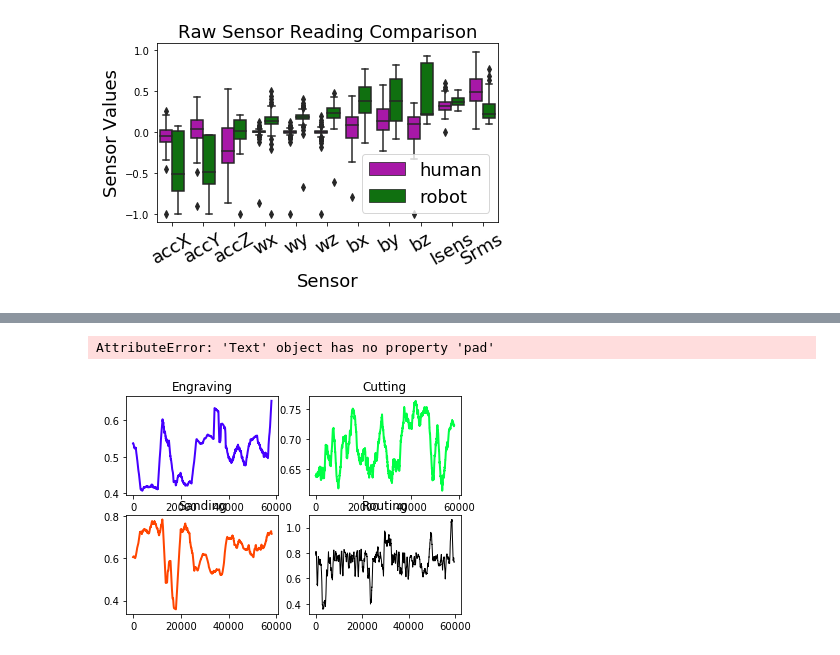
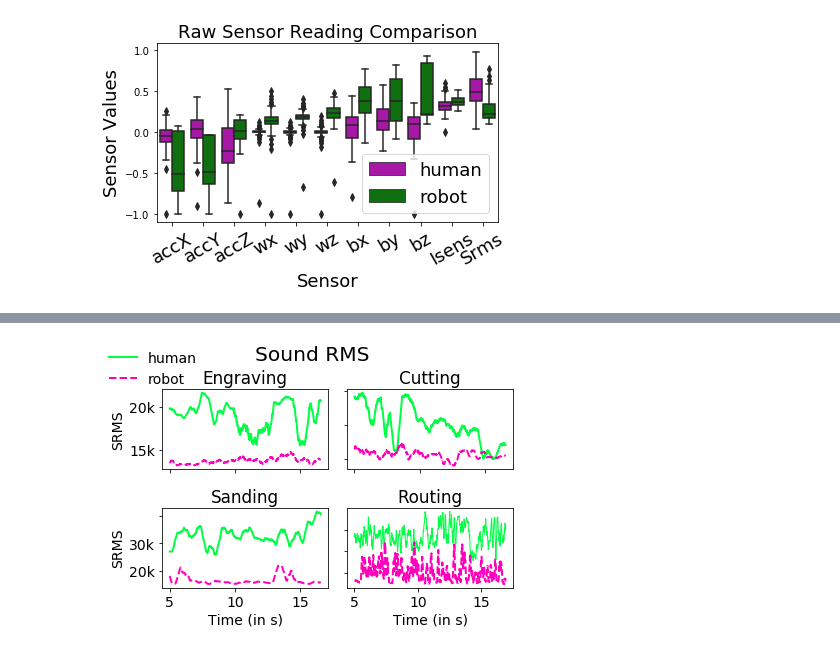
Before and after one commit to ss26/Smart-Tools, a Jupyter notebook: notebooks/plots.ipynb, the cells around one changed output, grey strips where cells are left out. Drawn from its saved outputs; the diff is of its cells as text; code cells hidden in the pictures.

Commit message:
added raw data plots

```diff
--- a/notebooks/plots.ipynb
+++ b/notebooks/plots.ipynb
@@ -485,6 +485,7 @@ plt.savefig('/home/ss26/Projects/Smart-Tools/progress/apr5/sensor_comparisons/se
 # %%
 raw_df_human = pd.read_parquet('/home/ss26/Projects/Smart-Tools/data/F2021_Human_Smoothened_Cleaned.parquet')
 # raw_df_human.reset_index(inplace=True)
-raw_df_human
+raw_df_robot = pd.read_parquet('/home/ss26/Projects/Smart-Tools/data/S2023_Yaskawa_Smoothened_Cleaned.parquet')
+raw_df_robot
 # %% [output]
 |  | accX | accY | accZ | wx | wy | wz | bx | by | bz | Isens | Srms | ... |
@@ -505,3 +511,8 @@ raw_df_human_0 = raw_df_human[raw_df_human['Activity'] == 0].reset_index(drop=Tr
 raw_df_human_1 = raw_df_human[raw_df_human['Activity'] == 1].reset_index(drop=True)
 raw_df_human_2 = raw_df_human[raw_df_human['Activity'] == 2].reset_index(drop=True)
 raw_df_human_3 = raw_df_human[raw_df_human['Activity'] == 3].reset_index(drop=True)
+
+raw_df_robot_0 = raw_df_robot[raw_df_robot['Activity'] == 0].reset_index(drop=True)
+raw_df_robot_1 = raw_df_robot[raw_df_robot['Activity'] == 1].reset_index(drop=True)
+raw_df_robot_2 = raw_df_robot[raw_df_robot['Activity'] == 2].reset_index(drop=True)
+raw_df_robot_3 = raw_df_robot[raw_df_robot['Activity'] == 3].reset_index(drop=True)
@@ -576,32 +640,40 @@ activities = {0:'Engraving', 1:'Cutting', 2:'Sanding', 3:'Routing'}
 # %%
+# plot srms in each activity in a 2x2 subplot
+# raw_df_humans = [raw_df_human_accs_0, raw_df_human_accs_1, raw_df_human_accs_2, raw_df_human_accs_3]
+activities = {0:'Engraving', 1:'Cutting', 2:'Sanding', 3:'Routing'}
+
 fig, ax = plt.subplots(2,2)
-ax[0,0].plot(list(range(0,raw_df_humans[0].shape[0],1)), raw_df_humans[0]['Isens'], color='#4500ff', linewidth=2)
+ax[0,0].plot(list(range(0,raw_dfs_human[0].shape[0],1)), raw_dfs_human[0]['Srms'], color=lime, linewidth=2)
+ax[0,0].plot(list(range(0,raw_dfs_robot[0].shape[0],1)), raw_dfs_robot[0]['Srms'], '--', color=lime_c, linewidth=2)
 ax[0,0].set_title('Engraving')
-ax[0,1].plot(list(range(0,raw_df_humans[1].shape[0],1)), raw_df_humans[1]['Isens'], color='#00ff45', linewidth=2)
+ax[0,1].plot(list(range(0,raw_dfs_human[1].shape[0],1)), raw_dfs_human[1]['Srms'], color=lime, linewidth=2)
+ax[0,1].plot(list(range(0,raw_dfs_robot[1].shape[0],1)), raw_dfs_robot[1]['Srms'], '--', color=lime_c, linewidth=2)
 ax[0,1].set_title('Cutting')
-ax[1,0].plot(list(range(0,raw_df_humans[2].shape[0],1)), raw_df_humans[2]['Isens'], color='#ff4500', linewidth=2)
+ax[1,0].plot(list(range(0,raw_dfs_human[2].shape[0],1)), raw_dfs_human[2]['Srms'], color=lime, linewidth=2)
+ax[1,0].plot(list(range(0,raw_dfs_robot[2].shape[0],1)), raw_dfs_robot[2]['Srms'], '--', color=lime_c, linewidth=2)
 ax[1,0].set_title('Sanding')
-ax[1,1].plot(list(range(0,raw_df_humans[3].shape[0],1)), raw_df_humans[3]['Isens'], color='#000000', linewidth=1)
+ax[1,1].plot(list(range(0,raw_dfs_human[3].shape[0],1)), raw_dfs_human[3]['Srms'], color=lime, linewidth=1)
+ax[1,1].plot(list(range(0,raw_dfs_robot[3].shape[0],1)), raw_dfs_robot[3]['Srms'], '--', color=lime_c, linewidth=2)
 ax[1,1].set_title('Routing')
 
-fig.suptitle('Current Draw in Different Activities', pad=20, fontsize=18)
+ax[0,0].set_yticklabels(['0', '15k', '20k'])
+ax[1,0].set_yticklabels(['0', '20k', '30k'])
+# fig.suptitle('Current Draw in Different Activities', pad=20, fontsize=18)
 
 for axis in ax.flat:
-    axis.set(xlabel='Time (in s)', ylabel='Current (in A)')
+    axis.set(xlabel='Time (in s)', ylabel='SRMS')
 
 for axis in ax.flat:
     axis.label_outer()
     axis.set_xticklabels([0, 5, 10, 15, 20, 25, 30, 35, 40, 45, 50, 55, 60])
 
-# ax.set_title(f"Current Draw in Different Activities", fontsize=18)
-# ax.set_xlabel("Time (in s)", fontsize=18)
-# ax.set_xticklabels([0, 5, 10, 15, 20, 25, 30, 35, 40, 45, 50, 55, 60])
-# ax.set_ylabel("Current Draw (   in A)", fontsize=18)
-# ax.grid()
-# ax.legend(["Engraving", "Cutting", "Sanding", "Routing"])
-# plt.tight_layout()
-fig.show()
-# fig.savefig(f"/home/ss26/Projects/Smart-Tools/progress/apr5/raw_signals/acc_{activities[i]}.png", dpi=600)
+legend = fig.legend(['human', 'robot'], loc='upper left', frameon=False)
+legend.get_frame().set_alpha(None)
+legend.get_frame().set_facecolor((0, 0, 0, 0))
+fig.align_ylabels()
+fig.suptitle("Sound RMS", y=1.03, x=0.5, fontsize='x-large')
+plt.tight_layout()
+# fig.show()
+fig.savefig(f"/home/ss26/Projects/Smart-Tools/progress/apr5/raw_signals/sound_rms.png", bbox_inches='tight', dpi=600)
 # %% [output]
-AttributeError: 'Text' object has no property 'pad'
-[figure, old version]
+[figure, new version]
```
Also changed, not shown: parts of 13 cells of this notebook, 1 other file.
